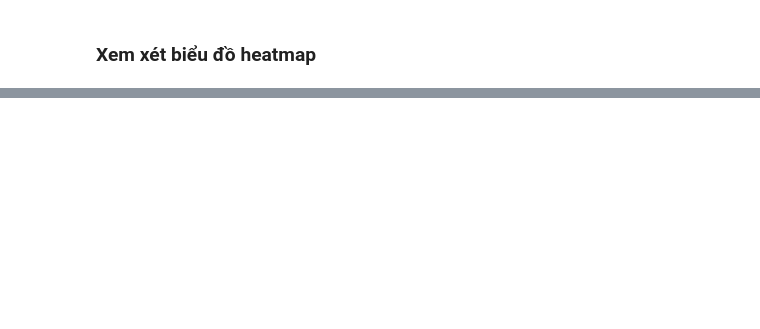
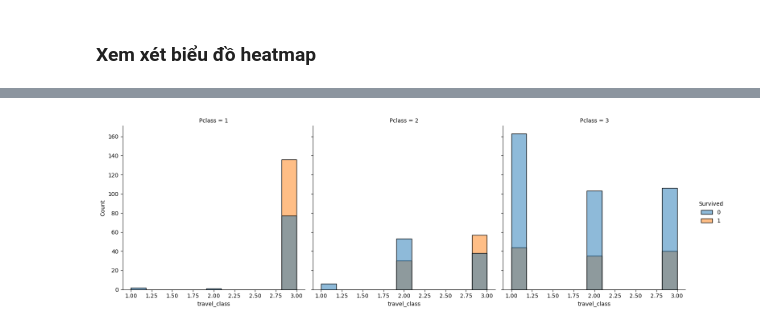
Before and after one commit to MinhNguyen-leo/SGU25_ML_GroupProject, a Jupyter notebook: Challange_1_Titanic/Titanic_ML.ipynb, the cells around one changed output, grey strips where cells are left out. Cells and saved outputs as stored; diff of their text form; code cells hidden in the pictures; blank space fills up the shorter version.

```diff
--- a/Challange_1_Titanic/Titanic_ML.ipynb
+++ b/Challange_1_Titanic/Titanic_ML.ipynb
@@ -494,0 +679,17 @@ array(['Mr', 'Mrs', 'Miss', 'Master', 'Rare'], dtype=object)
+# %%
+# Gộp cột Parch và SibSp với nhau
+X['Family'] = X['Parch'] + X['SibSp'] + 1
+
+titanic_test['Family'] = titanic_test['Parch'] + titanic_test['SibSp'] + 1
+
+def travel_class(row):
+    if row['Fare'] >= 3 or row['Cabin'] >= 6:
+        return 3  # Hạng sang
+    elif row['Fare'] >= 2 or row['Cabin'] >= 3:
+        return 2  # Hạng trung
+    else:
+        return 1  # Hạng thường
+
+X['travel_class'] = X.apply(travel_class, axis=1)
+
+titanic_test['travel_class'] = X.apply(travel_class, axis=1)
@@ -494,0 +716,6 @@ array(['Mr', 'Mrs', 'Miss', 'Master', 'Rare'], dtype=object)
+# %%
+drop_features = ['Age', 'Parch', 'SibSp', 'Embarked', 'Fare', 'Cabin']
+
+X = X.drop(columns=drop_features, axis=1)
+
+X.head()
@@ -494,0 +740,4 @@ array(['Mr', 'Mrs', 'Miss', 'Master', 'Rare'], dtype=object)
+# %%
+sns.displot(data=X, x='travel_class', col=X['Pclass'], hue='Survived');
+# %% [output]
+[figure, added]
```
Also changed, not shown: parts of 49 cells of this notebook, 2 other files.
